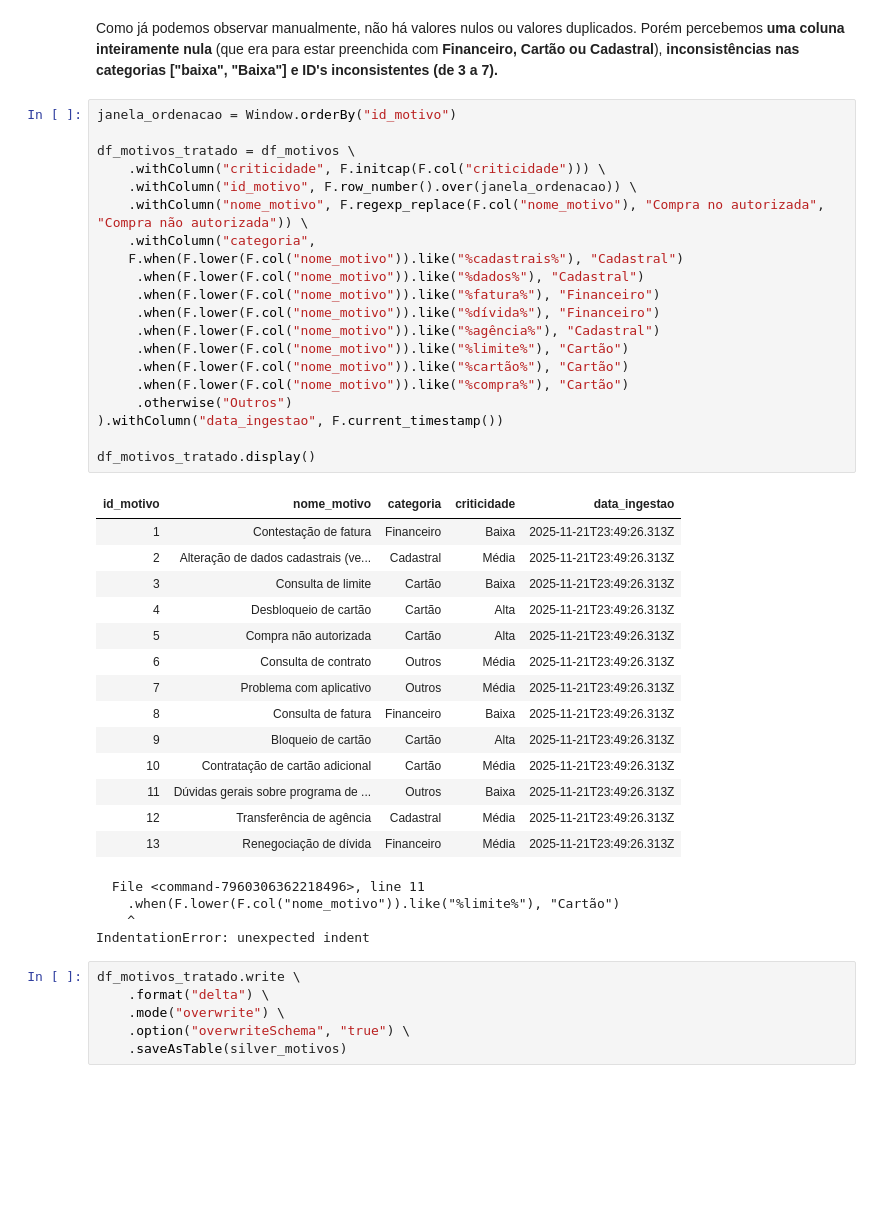
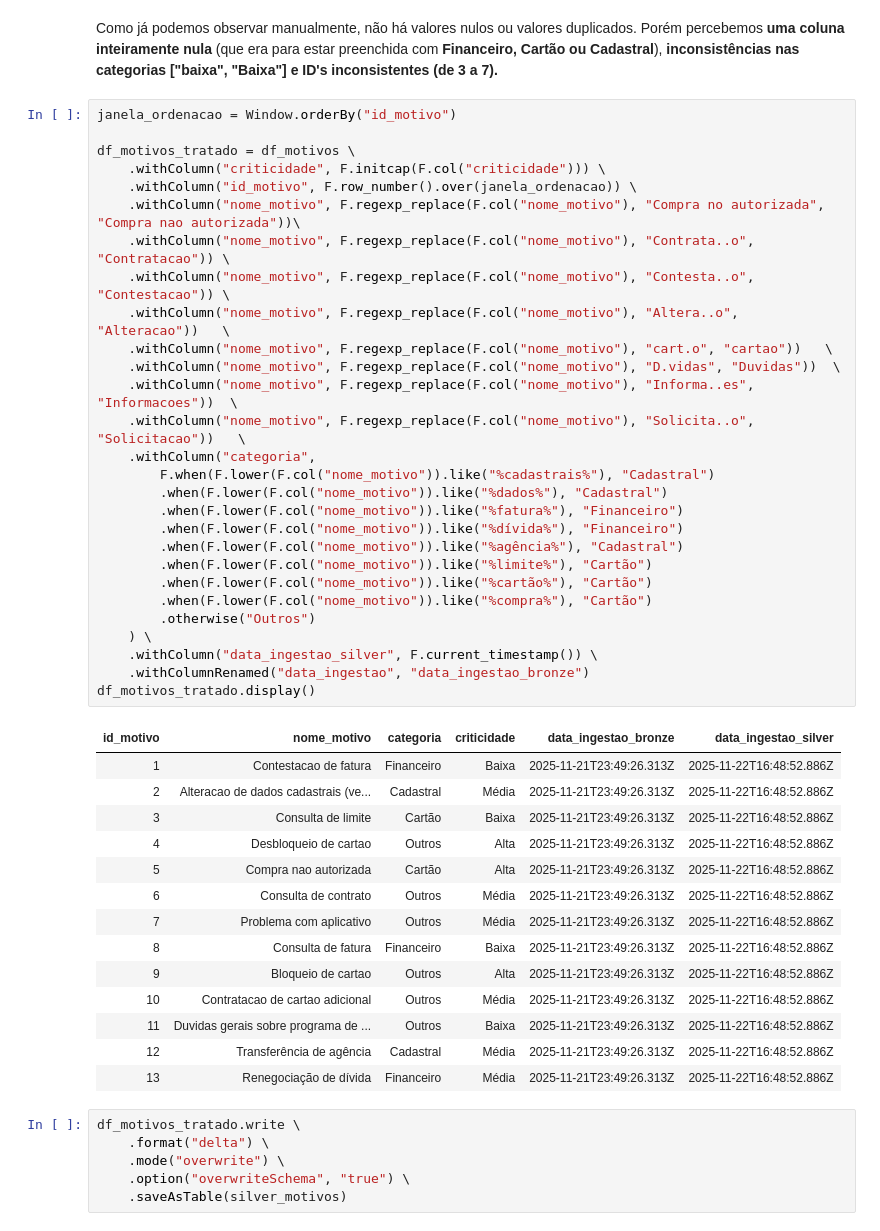
Before and after one commit to OcimarSchroederJR/RocketLab_VCredit_Case, a Jupyter notebook: notebooks/2_silver/transformacao_silver_canais_atendentes_motivos.ipynb, the cells around one changed output. Drawn from its saved outputs; the diff is of its cells as text; blank space fills up the shorter version.

```diff
--- a/notebooks/2_silver/transformacao_silver_canais_atendentes_motivos.ipynb
+++ b/notebooks/2_silver/transformacao_silver_canais_atendentes_motivos.ipynb
@@ -214,42 +221,46 @@ Como já podemos observar manualmente, não há valores nulos ou valores duplica
 # %%
 janela_ordenacao = Window.orderBy("id_motivo")
 
 df_motivos_tratado = df_motivos \
     .withColumn("criticidade", F.initcap(F.col("criticidade"))) \
     .withColumn("id_motivo", F.row_number().over(janela_ordenacao)) \
-    .withColumn("nome_motivo", F.regexp_replace(F.col("nome_motivo"), "Compra no autorizada", "Compra não autorizada")) \
+    .withColumn("nome_motivo", F.regexp_replace(F.col("nome_motivo"), "Compra no autorizada", "Compra nao autorizada"))\
+    .withColumn("nome_motivo", F.regexp_replace(F.col("nome_motivo"), "Contrata..o", "Contratacao")) \
+    .withColumn("nome_motivo", F.regexp_replace(F.col("nome_motivo"), "Contesta..o", "Contestacao")) \
+    .withColumn("nome_motivo", F.regexp_replace(F.col("nome_motivo"), "Altera..o", "Alteracao"))   \
+    .withColumn("nome_motivo", F.regexp_replace(F.col("nome_motivo"), "cart.o", "cartao"))   \
+    .withColumn("nome_motivo", F.regexp_replace(F.col("nome_motivo"), "D.vidas", "Duvidas"))  \
+    .withColumn("nome_motivo", F.regexp_replace(F.col("nome_motivo"), "Informa..es", "Informacoes"))  \
+    .withColumn("nome_motivo", F.regexp_replace(F.col("nome_motivo"), "Solicita..o", "Solicitacao"))   \
     .withColumn("categoria",
-    F.when(F.lower(F.col("nome_motivo")).like("%cadastrais%"), "Cadastral")
-     .when(F.lower(F.col("nome_motivo")).like("%dados%"), "Cadastral")
-     .when(F.lower(F.col("nome_motivo")).like("%fatura%"), "Financeiro")
-     .when(F.lower(F.col("nome_motivo")).like("%dívida%"), "Financeiro")
-     .when(F.lower(F.col("nome_motivo")).like("%agência%"), "Cadastral")
-     .when(F.lower(F.col("nome_motivo")).like("%limite%"), "Cartão")
-     .when(F.lower(F.col("nome_motivo")).like("%cartão%"), "Cartão")
-     .when(F.lower(F.col("nome_motivo")).like("%compra%"), "Cartão")
-     .otherwise("Outros")
-).withColumn("data_ingestao", F.current_timestamp())
-
+        F.when(F.lower(F.col("nome_motivo")).like("%cadastrais%"), "Cadastral")
+        .when(F.lower(F.col("nome_motivo")).like("%dados%"), "Cadastral")
+        .when(F.lower(F.col("nome_motivo")).like("%fatura%"), "Financeiro")
+        .when(F.lower(F.col("nome_motivo")).like("%dívida%"), "Financeiro")
+        .when(F.lower(F.col("nome_motivo")).like("%agência%"), "Cadastral")
+        .when(F.lower(F.col("nome_motivo")).like("%limite%"), "Cartão")
+        .when(F.lower(F.col("nome_motivo")).like("%cartão%"), "Cartão")
+        .when(F.lower(F.col("nome_motivo")).like("%compra%"), "Cartão")
+        .otherwise("Outros")
+    ) \
+    .withColumn("data_ingestao_silver", F.current_timestamp()) \
+    .withColumnRenamed("data_ingestao", "data_ingestao_bronze")
 df_motivos_tratado.display()
 # %% [output]
-| id_motivo | nome_motivo | categoria | criticidade | data_ingestao |
-| 1 | Contestação de fatura | Financeiro | Baixa | 2025-11-21T23:49:26.313Z |
-| 2 | Alteração de dados cadastrais (ve... | Cadastral | Média | 2025-11-21T23:49:26.313Z |
-| 3 | Consulta de limite | Cartão | Baixa | 2025-11-21T23:49:26.313Z |
-| 4 | Desbloqueio de cartão | Cartão | Alta | 2025-11-21T23:49:26.313Z |
-| 5 | Compra não autorizada | Cartão | Alta | 2025-11-21T23:49:26.313Z |
-| 6 | Consulta de contrato | Outros | Média | 2025-11-21T23:49:26.313Z |
-| 7 | Problema com aplicativo | Outros | Média | 2025-11-21T23:49:26.313Z |
-| 8 | Consulta de fatura | Financeiro | Baixa | 2025-11-21T23:49:26.313Z |
-| 9 | Bloqueio de cartão | Cartão | Alta | 2025-11-21T23:49:26.313Z |
-| 10 | Contratação de cartão adicional | Cartão | Média | 2025-11-21T23:49:26.313Z |
-| 11 | Dúvidas gerais sobre programa de ... | Outros | Baixa | 2025-11-21T23:49:26.313Z |
-| 12 | Transferência de agência | Cadastral | Média | 2025-11-21T23:49:26.313Z |
-| 13 | Renegociação de dívida | Financeiro | Média | 2025-11-21T23:49:26.313Z |
+| id_motivo | nome_motivo | categoria | criticidade | data_ingestao_bronze | data_ingestao_silver |
+| 1 | Contestacao de fatura | Financeiro | Baixa | 2025-11-21T23:49:26.313Z | 2025-11-22T16:48:52.886Z |
+| 2 | Alteracao de dados cadastrais (ve... | Cadastral | Média | 2025-11-21T23:49:26.313Z | 2025-11-22T16:48:52.886Z |
+| 3 | Consulta de limite | Cartão | Baixa | 2025-11-21T23:49:26.313Z | 2025-11-22T16:48:52.886Z |
+| 4 | Desbloqueio de cartao | Outros | Alta | 2025-11-21T23:49:26.313Z | 2025-11-22T16:48:52.886Z |
+| 5 | Compra nao autorizada | Cartão | Alta | 2025-11-21T23:49:26.313Z | 2025-11-22T16:48:52.886Z |
+| 6 | Consulta de contrato | Outros | Média | 2025-11-21T23:49:26.313Z | 2025-11-22T16:48:52.886Z |
+| 7 | Problema com aplicativo | Outros | Média | 2025-11-21T23:49:26.313Z | 2025-11-22T16:48:52.886Z |
+| 8 | Consulta de fatura | Financeiro | Baixa | 2025-11-21T23:49:26.313Z | 2025-11-22T16:48:52.886Z |
+| 9 | Bloqueio de cartao | Outros | Alta | 2025-11-21T23:49:26.313Z | 2025-11-22T16:48:52.886Z |
+| 10 | Contratacao de cartao adicional | Outros | Média | 2025-11-21T23:49:26.313Z | 2025-11-22T16:48:52.886Z |
+| 11 | Duvidas gerais sobre programa de ... | Outros | Baixa | 2025-11-21T23:49:26.313Z | 2025-11-22T16:48:52.886Z |
+| 12 | Transferência de agência | Cadastral | Média | 2025-11-21T23:49:26.313Z | 2025-11-22T16:48:52.886Z |
+| 13 | Renegociação de dívida | Financeiro | Média | 2025-11-21T23:49:26.313Z | 2025-11-22T16:48:52.886Z |
-  File <command-7960306362218496>, line 11
-    .when(F.lower(F.col("nome_motivo")).like("%limite%"), "Cartão")
-    ^
-IndentationError: unexpected indent
 # %%
 df_motivos_tratado.write \
     .format("delta") \
```
Also changed, not shown: parts of 2 cells of this notebook.
